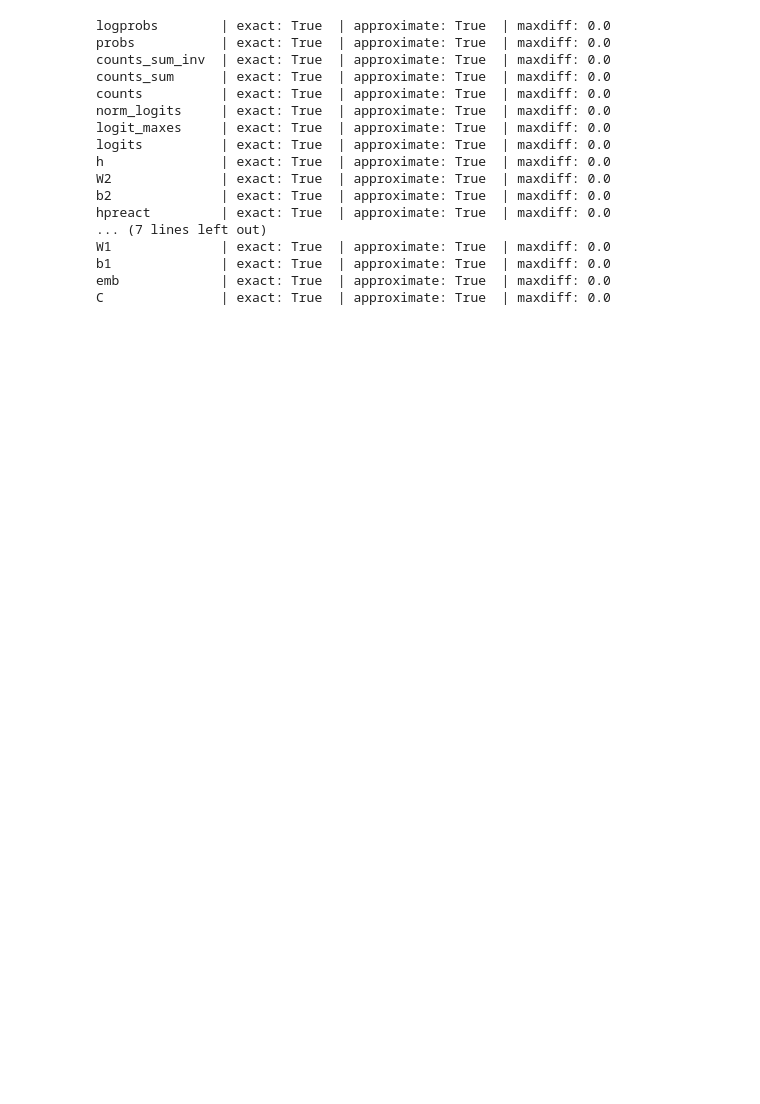
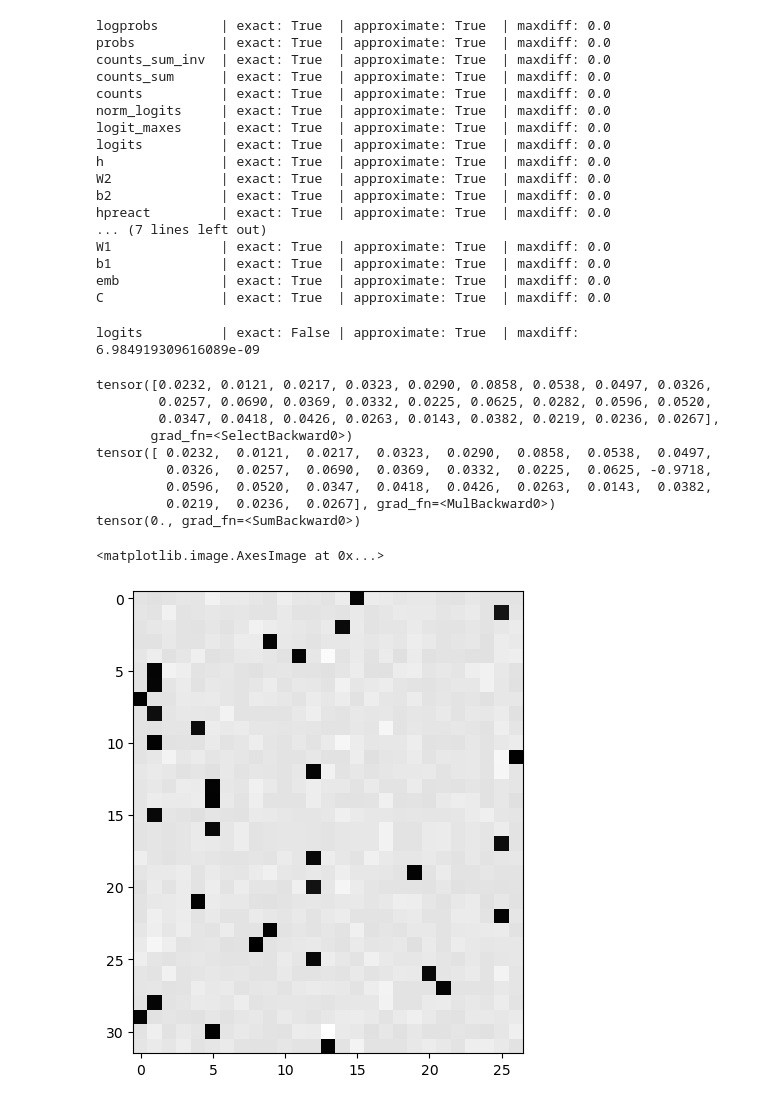
Before and after one commit to timh5011/llm-from-scratch, a Jupyter notebook: makemore/scratchpad_mlp3.ipynb, the cells around one changed output. Saved outputs shown, nothing was run; the diff lists cells and outputs as text; code cells hidden in the pictures; blank space fills up the shorter version.

```diff
--- a/makemore/scratchpad_mlp3.ipynb
+++ b/makemore/scratchpad_mlp3.ipynb
@@ -242,3 +242,36 @@ W1              | exact: True  | approximate: True  | maxdiff: 0.0
 b1              | exact: True  | approximate: True  | maxdiff: 0.0
 emb             | exact: True  | approximate: True  | maxdiff: 0.0
 C               | exact: True  | approximate: True  | maxdiff: 0.0
+# %%
+# Backprop through cross entropy loss in a single expression
+# Want d(loss)/d(logits_i) @ ~1:30
+# recall forward pass loss = F.cross_entropy(logits, Yb) = sum_x [p_Yb(x) * log(p_logits(x))] ?
+# equivalently (?) for a single char: loss = -log(prob assigned to correct char Y) = -log(p_y) = -log(exp(logit_y) / sum_j [exp(logit_j)])
+# Result: if i /= y, then derivative = p_i, and if i = y, then derivative = p_i - 1
+
+dlogits = F.softmax(logits, dim=1)
+dlogits[range(n), Yb] -= 1.0 # loss per element of batch
+dlogits /= n # take average for batch loss
+
+cmp('logits', dlogits, logits)
+# %% [output]
+logits          | exact: False | approximate: True  | maxdiff: 6.984919309616089e-09
+# %%
+# not about viewing dlogits as a force on gradients @ ~ 1:35
+print(F.softmax(logits, dim=1)[0])
+print(dlogits[0] * n)
+print(dlogits[0].sum())
+plt.figure(figsize=(6,6))
+plt.imshow(dlogits.detach(), cmap='gray')
+# %% [output]
+tensor([0.0232, 0.0121, 0.0217, 0.0323, 0.0290, 0.0858, 0.0538, 0.0497, 0.0326,
+        0.0257, 0.0690, 0.0369, 0.0332, 0.0225, 0.0625, 0.0282, 0.0596, 0.0520,
+        0.0347, 0.0418, 0.0426, 0.0263, 0.0143, 0.0382, 0.0219, 0.0236, 0.0267],
+       grad_fn=<SelectBackward0>)
+tensor([ 0.0232,  0.0121,  0.0217,  0.0323,  0.0290,  0.0858,  0.0538,  0.0497,
+         0.0326,  0.0257,  0.0690,  0.0369,  0.0332,  0.0225,  0.0625, -0.9718,
+         0.0596,  0.0520,  0.0347,  0.0418,  0.0426,  0.0263,  0.0143,  0.0382,
+         0.0219,  0.0236,  0.0267], grad_fn=<MulBackward0>)
+tensor(0., grad_fn=<SumBackward0>)
+<matplotlib.image.AxesImage at 0x...>
+[figure, added]
```
Also changed, not shown: parts of 3 cells of this notebook.
